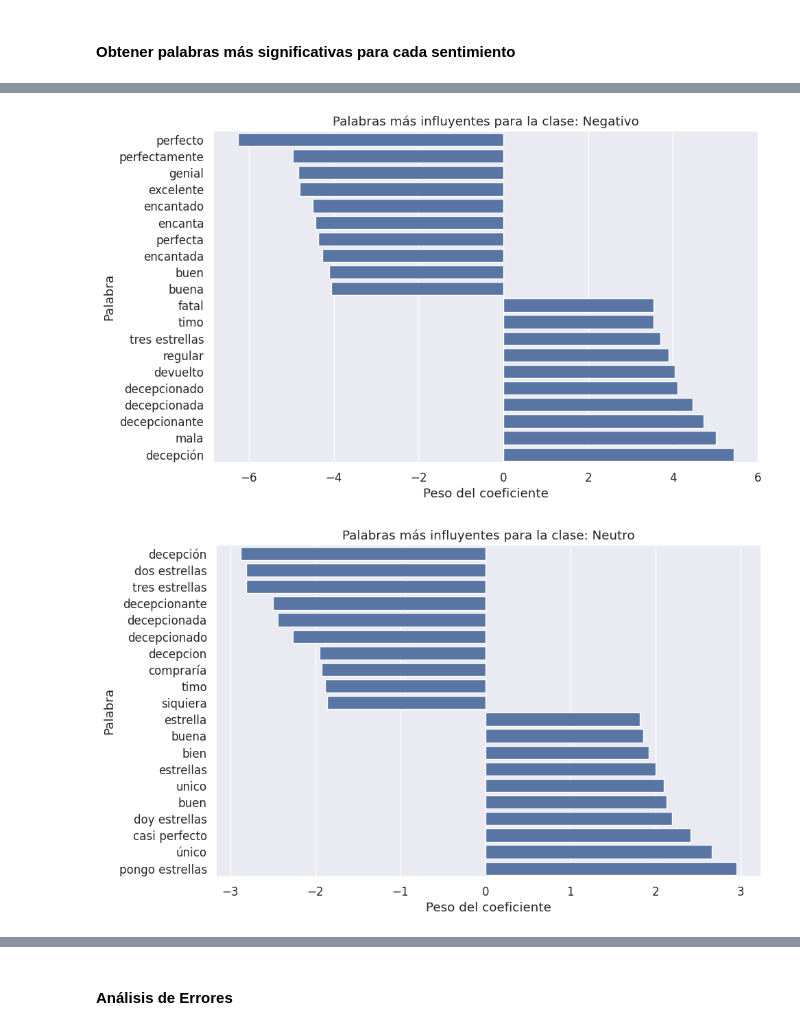
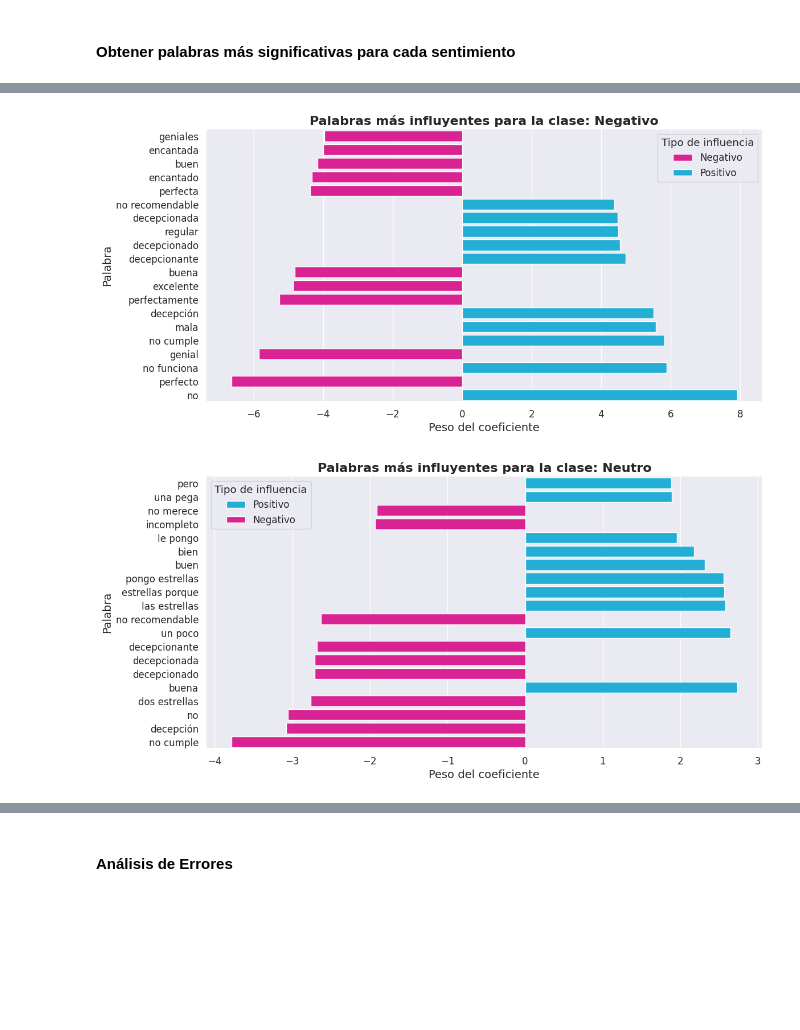
Before and after one commit to Bladimir0607/sentiment-api-equipo39, a Jupyter notebook: data_science/notebooks/Modelo_hackathon_ternario.ipynb, the cells around one changed output, grey strips where cells are left out. Cells and saved outputs as stored; diff of their text form; code cells hidden in the pictures; blank space fills up the shorter version.

Commit message:
añade cambios al notebook del modelo ternario

```diff
--- a/data_science/notebooks/Modelo_hackathon_ternario.ipynb
+++ b/data_science/notebooks/Modelo_hackathon_ternario.ipynb
@@ -1283,6 +1305,5 @@ stopwords_es = stopwords.words('spanish')
 # %%
 vectorizador = TfidfVectorizer(
-    stop_words = stopwords_es,
     ngram_range = (1, 2),
     max_features = 5000,
     min_df = 5,
@@ -1329,9 +1348,11 @@ El modelo recomendado es la Regresión Logística, una técnica de clasificació
 #### Inicialización del modelo de clasificación (Regresión Logística)
 # %%
 modelo = LogisticRegression(
-    max_iter = 1000,
-    class_weight = 'balanced',
-    n_jobs = -1,
+    max_iter=1000,
+    class_weight='balanced',
+    solver='lbfgs',
+    n_jobs=-1,
+    random_state=42
 )
 # %% [markdown]
 #### Entrenamiento del modelo
@@ -1385,17 +1411,16 @@ def top_palabras_por_clase(vectorizador, modelo, clase_idx, n=10):
 
     return top_pos, top_neg
 # %%
-clases = ['Negativo', 'Neutro', 'Positivo']
+clases = modelo.classes_
 
 for i, clase in enumerate(clases):
     top_pos, top_neg = top_palabras_por_clase(vectorizador, modelo, i)
 
-    print(f"\n Palabras más representativas de la clase: {clase}")
+    print(f"\nPalabras más representativas de la clase: {clase}")
     display(
         pd.concat([
             top_pos.assign(tipo='Positivas'),
             top_neg.assign(tipo='Negativas')
-        ])
-        .sort_values('coeficiente', ascending=False)
+        ]).sort_values('coeficiente', ascending=False)
     )
 # %% [output]
@@ -1456,20 +1481,45 @@ for i, clase in enumerate(clases):
 # %%
 for i, clase in enumerate(clases):
     top_pos, top_neg = top_palabras_por_clase(vectorizador, modelo, i)
 
-    df_plot = pd.concat([top_pos, top_neg]).sort_values('coeficiente')
+    df_plot = pd.concat([top_pos, top_neg])
 
-    plt.figure(figsize=(10, 6))
+    # Ordenar por magnitud del coeficiente
+    df_plot['abs_coef'] = df_plot['coeficiente'].abs()
+    df_plot = df_plot.sort_values('abs_coef')
+
+    # Identificar si el coeficiente es positivo o negativo
+    df_plot['tipo_coef'] = df_plot['coeficiente'].apply(
+        lambda x: 'Positivo' if x > 0 else 'Negativo'
+    )
+
+    # Paleta
+    paleta_coef = {
+        'Positivo': color_primario,
+        'Negativo': color_secundario
+    }
+
+    plt.figure(figsize=(12, 6))
     sns.barplot(
         data=df_plot,
         x='coeficiente',
-        y='palabra'
+        y='palabra',
+        hue='tipo_coef',
+        palette=paleta_coef,
+        dodge=False
     )
-    plt.title(f'Palabras más influyentes para la clase: {clase}')
-    plt.xlabel('Peso del coeficiente')
-    plt.ylabel('Palabra')
+
+    plt.title(
+        f'Palabras más influyentes para la clase: {clase}',
+        fontsize=16,
+        fontweight='bold'
+    )
+    plt.xlabel('Peso del coeficiente', fontsize=14)
+    plt.ylabel('Palabra', fontsize=14)
+
+    plt.legend(title='Tipo de influencia')
     plt.tight_layout()
     plt.show()
 # %% [output]
-[figure, old version]
+[figure, new version]
-[figure, old version]
+[figure, new version]
```
Also changed, not shown: parts of 57 cells of this notebook.
